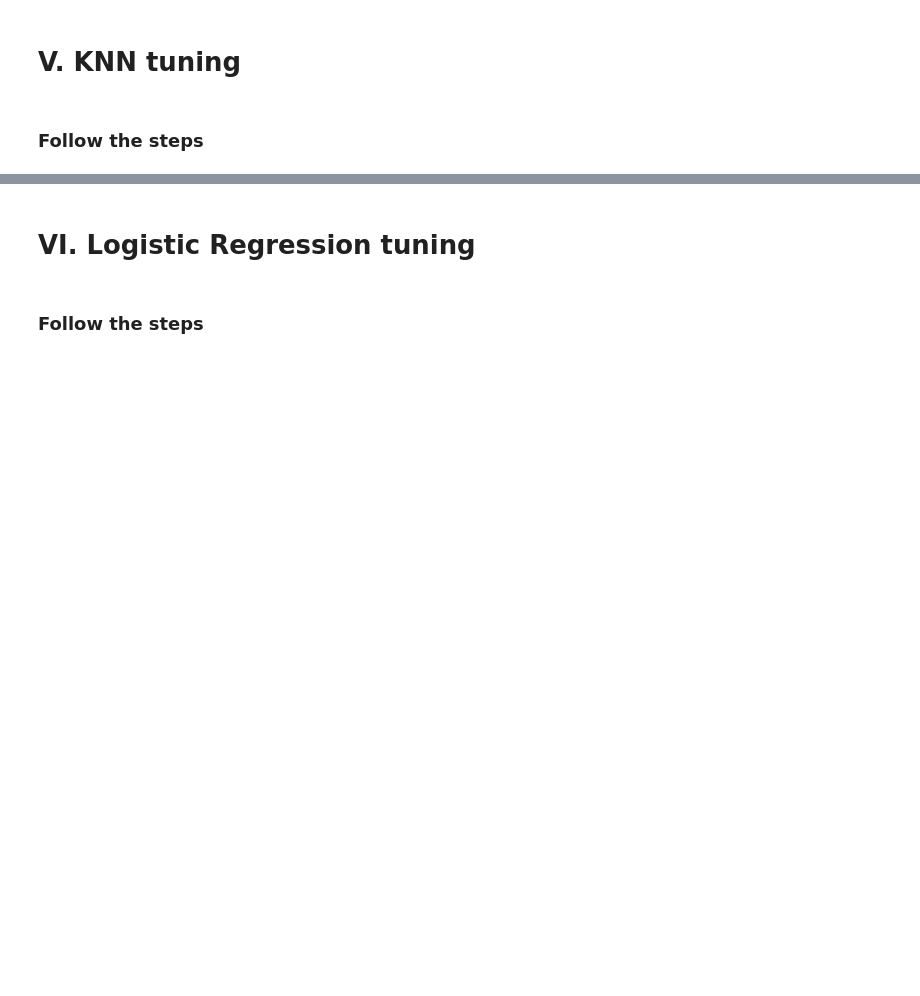
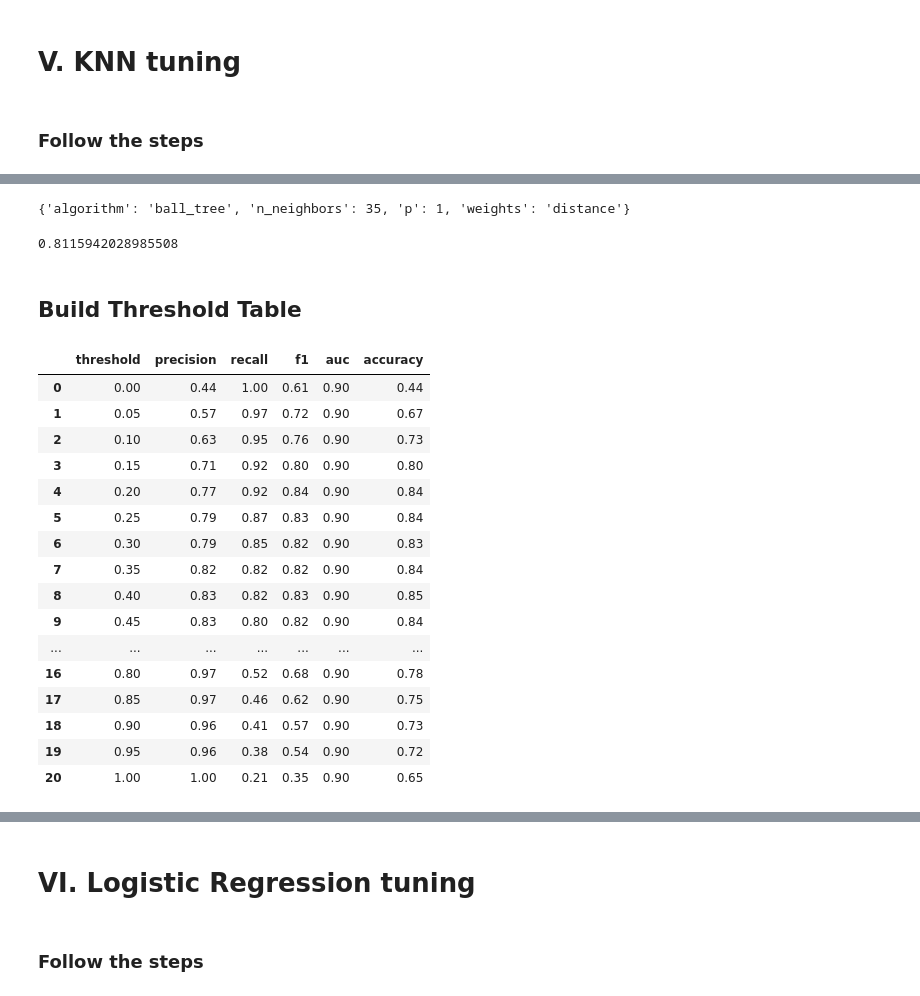
Before and after one commit to MarvNC/cs523, a Jupyter notebook: s25_final_tuning_titanic_handout.ipynb, the cells around one changed output, grey strips where cells are left out. Cells and saved outputs as stored; diff of their text form; code cells hidden in the pictures; blank space fills up the shorter version.

```diff
--- a/s25_final_tuning_titanic_handout.ipynb
+++ b/s25_final_tuning_titanic_handout.ipynb
@@ -240,3 +231,26 @@ from sklearn.neighbors import KNeighborsClassifier
 from sklearn.metrics import roc_auc_score
 # %% [markdown]
 ### Follow the steps
+# %%
+knn_grid_raw = dict(n_neighbors=range(5,50,10),
+                weights=('distance', 'uniform'),
+                algorithm=('brute', 'kd_tree', 'ball_tree', 'auto'),
+                p=(2,1)  #When p=1, manhattan_distance, when p=2 euclidean_distance.
+)
+
+#sorts both keys and values
+
+def sort_grid(grid):
+  sorted_grid = grid.copy()
+
+  #sort values - note that this will expand range for you
+  for k,v in sorted_grid.items():
+    sorted_grid[k] = sorted(sorted_grid[k], key=lambda x: (x is None, x))  #handles cases where None is an alternative value
+
+  #sort keys
+  sorted_grid = dict(sorted(sorted_grid.items()))
+
+  return sorted_grid
+
+knn_grid = sort_grid(knn_grid_raw)
+knn_grid
@@ -242,0 +269,41 @@ from sklearn.metrics import roc_auc_score
+# %%
+from sklearn.experimental import enable_halving_search_cv
+from sklearn.model_selection import HalvingGridSearchCV
+knn_model = KNeighborsClassifier()
+# %%
+%%capture
+knn_grid_result = halving_search(knn_model,knn_grid,x_train,y_train)
+knn_best_model = knn_grid_result.best_estimator_
+# %%
+knn_grid_result.best_params_
+# %% [output]
+{'algorithm': 'ball_tree', 'n_neighbors': 35, 'p': 1, 'weights': 'distance'}
+# %%
+knn_best_model.score(x_test, y_test)
+# %% [output]
+0.8115942028985508
+# %% [markdown]
+## Build Threshold Table
+# %%
+ypos = knn_best_model.predict_proba(x_test)[:,1]  #probability of positive class
+# %%
+result_df, fancy_df = threshold_results(np.round(np.arange(0.0, 1.01, .05), 2), y_test, ypos)
+fancy_df
+# %% [output]
+|  | threshold | precision | recall | f1 | auc | accuracy |
+| 0 | 0.00 | 0.44 | 1.00 | 0.61 | 0.90 | 0.44 |
+| 1 | 0.05 | 0.57 | 0.97 | 0.72 | 0.90 | 0.67 |
+| 2 | 0.10 | 0.63 | 0.95 | 0.76 | 0.90 | 0.73 |
+| 3 | 0.15 | 0.71 | 0.92 | 0.80 | 0.90 | 0.80 |
+| 4 | 0.20 | 0.77 | 0.92 | 0.84 | 0.90 | 0.84 |
+| 5 | 0.25 | 0.79 | 0.87 | 0.83 | 0.90 | 0.84 |
+| 6 | 0.30 | 0.79 | 0.85 | 0.82 | 0.90 | 0.83 |
+| 7 | 0.35 | 0.82 | 0.82 | 0.82 | 0.90 | 0.84 |
+| 8 | 0.40 | 0.83 | 0.82 | 0.83 | 0.90 | 0.85 |
+| 9 | 0.45 | 0.83 | 0.80 | 0.82 | 0.90 | 0.84 |
+| ... | ... | ... | ... | ... | ... | ... |
+| 16 | 0.80 | 0.97 | 0.52 | 0.68 | 0.90 | 0.78 |
+| 17 | 0.85 | 0.97 | 0.46 | 0.62 | 0.90 | 0.75 |
+| 18 | 0.90 | 0.96 | 0.41 | 0.57 | 0.90 | 0.73 |
+| 19 | 0.95 | 0.96 | 0.38 | 0.54 | 0.90 | 0.72 |
+| 20 | 1.00 | 1.00 | 0.21 | 0.35 | 0.90 | 0.65 |
```
Also changed, not shown: parts of 10 cells of this notebook, 2 other files.
